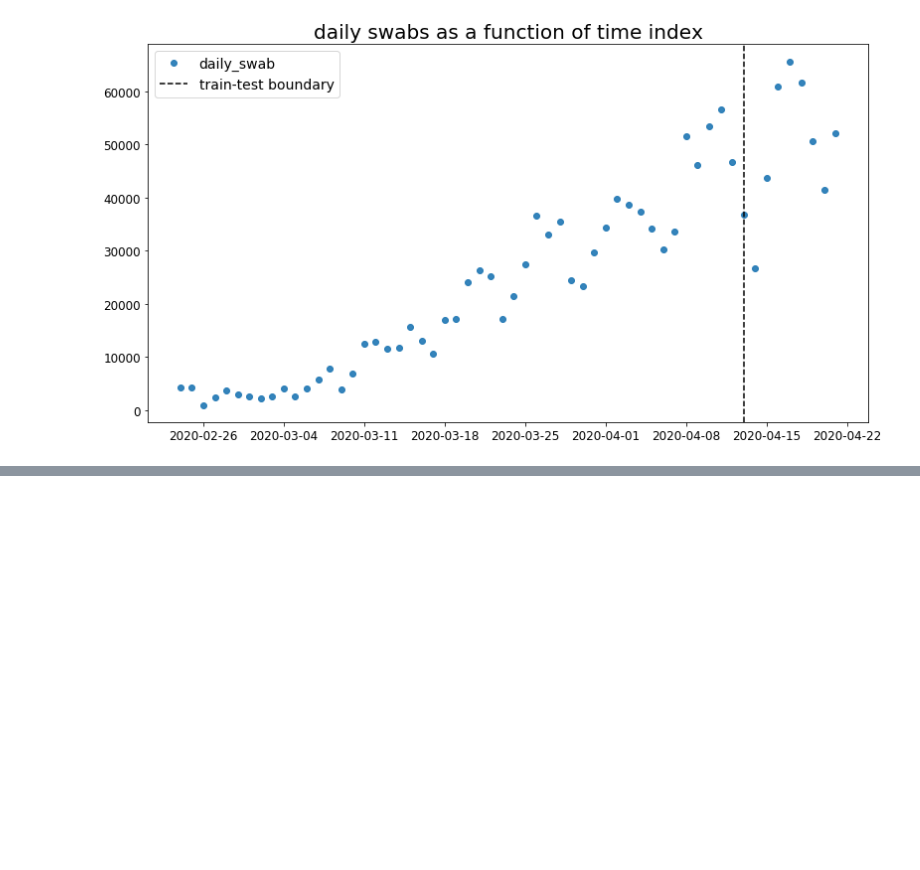
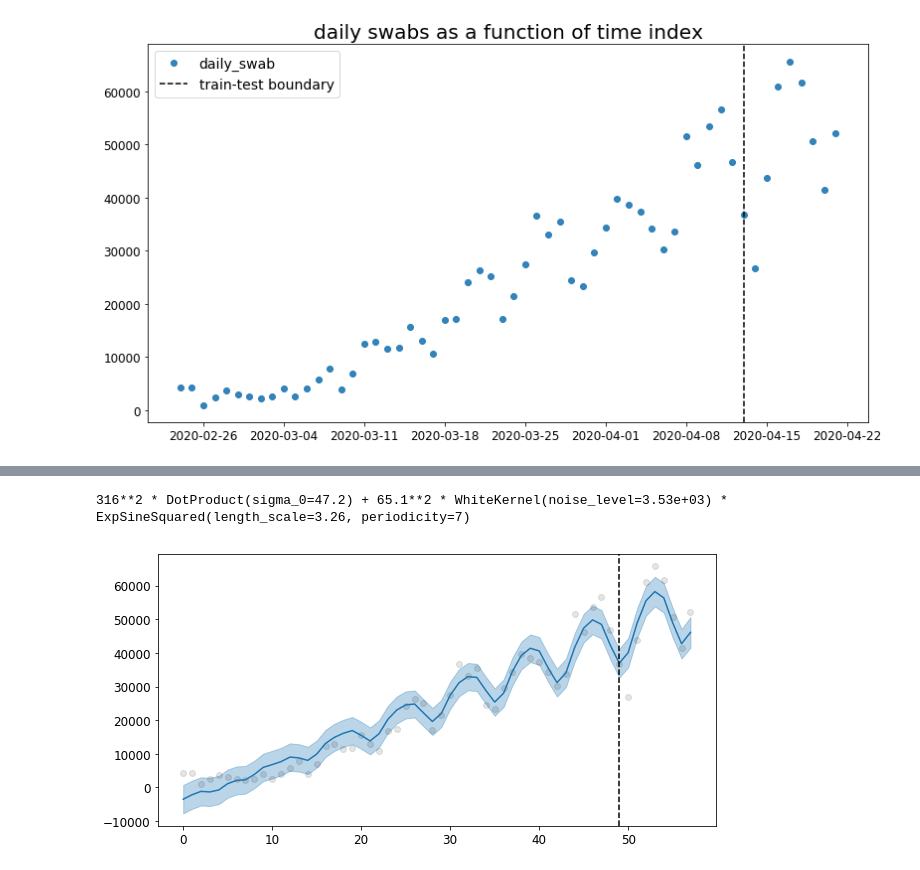
Before and after one commit to RobertoCorti/Statistical-Machine-Learning-2020, a Jupyter notebook: homeworks/homework_05.ipynb, the cells around one changed output, grey strips where cells are left out. Saved outputs shown, nothing was run; the diff lists cells and outputs as text; code cells hidden in the pictures; blank space fills up the shorter version.

```diff
--- a/homeworks/homework_05.ipynb
+++ b/homeworks/homework_05.ipynb
@@ -258,3 +296,9 @@ Text(0.5,1,'DotProduct(sigma_0=2e+03) + WhiteKernel(noise_level=1e+03)')
+# %%
+plot_predictions(gp0)
+print(str(gp0.kernel_))
+# %% [output]
+316**2 * DotProduct(sigma_0=47.2) + 65.1**2 * WhiteKernel(noise_level=3.53e+03) * ExpSineSquared(length_scale=3.26, periodicity=7)
+[figure, added]
 # %%
 y_hat = (gp0.predict(X))
 data_covid = data_covid.assign(y_hat = y_hat)
```
Also changed, not shown: parts of 24 cells of this notebook.
